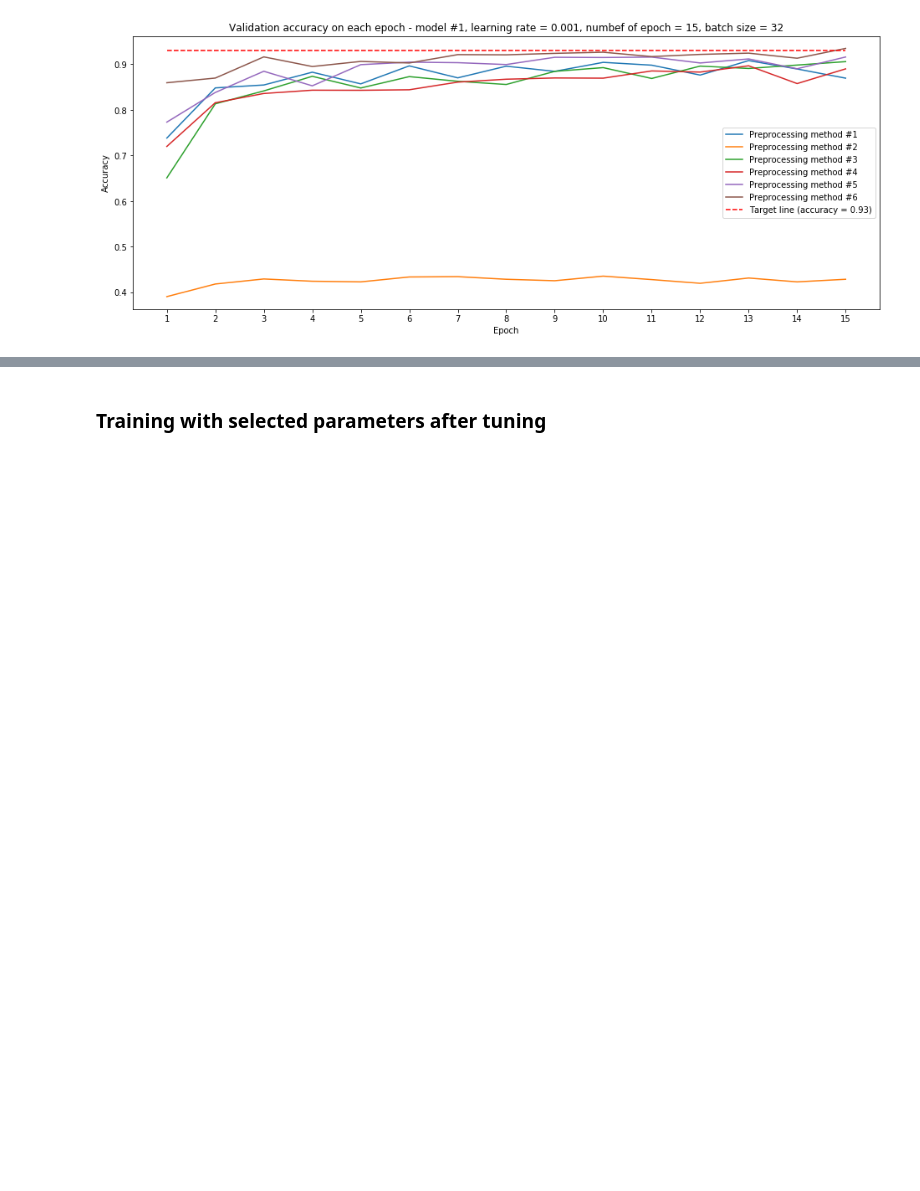
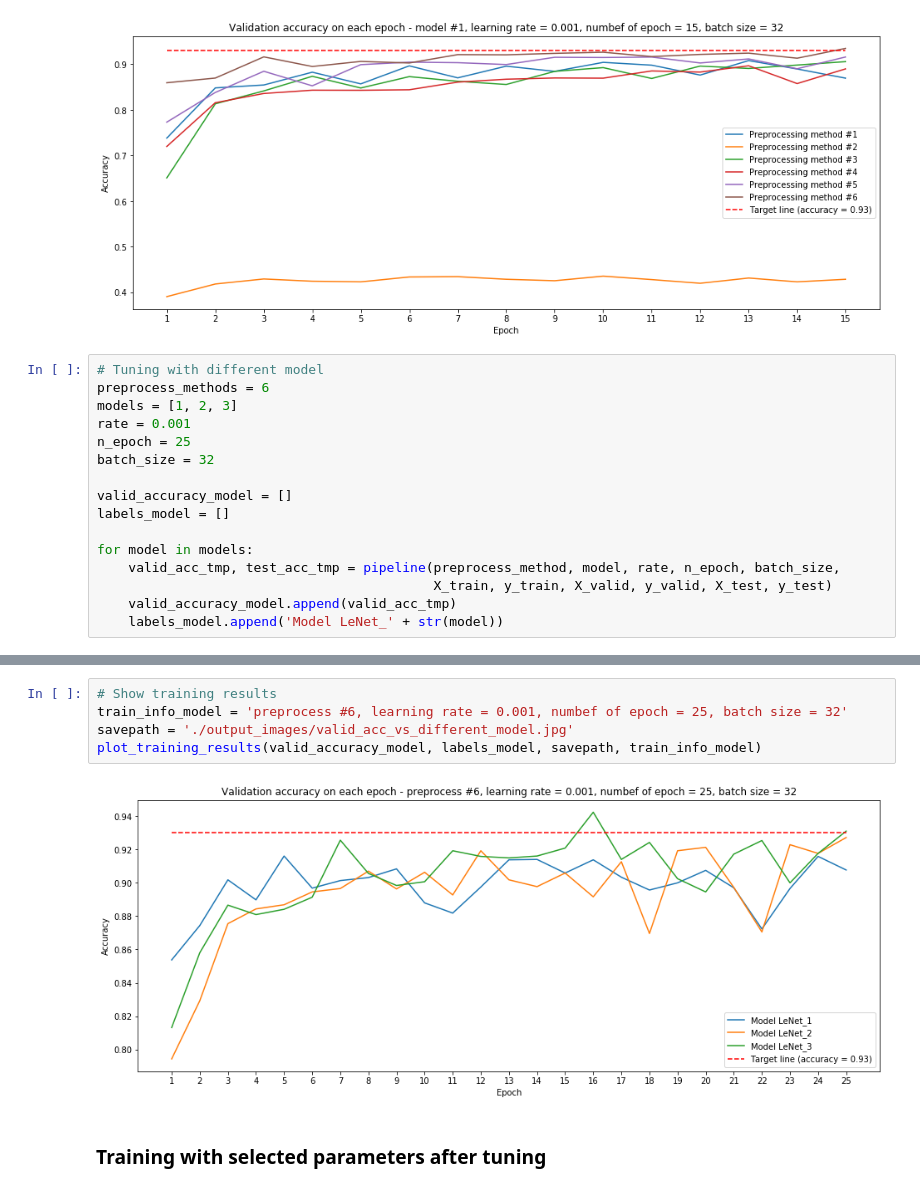
Before and after one commit to pl80tech/CarND-Traffic-Sign-Classifier, a Jupyter notebook: Traffic_Sign_Classifier.ipynb, the cells around one changed output, grey strips where cells are left out. Cells and saved outputs as stored; diff of their text form; blank space fills up the shorter version.

Commit message:
Tuning result with different model (new pipeline)

```diff
--- a/Traffic_Sign_Classifier.ipynb
+++ b/Traffic_Sign_Classifier.ipynb
@@ -762,3 +762,19 @@ savepath = './output_images/valid_acc_vs_different_preprocess.jpg'
 plot_training_results(valid_accuracy_preprocess, labels_preprocess, savepath, train_info_preprocess)
 # %% [output]
 [figure]
+# %%
+# Tuning with different model
+preprocess_methods = 6
+models = [1, 2, 3]
+rate = 0.001
+n_epoch = 25
+batch_size = 32
+
+valid_accuracy_model = []
+labels_model = []
+
+for model in models:
+    valid_acc_tmp, test_acc_tmp = pipeline(preprocess_method, model, rate, n_epoch, batch_size,
+                                           X_train, y_train, X_valid, y_valid, X_test, y_test)
+    valid_accuracy_model.append(valid_acc_tmp)
+    labels_model.append('Model LeNet_' + str(model))
@@ -765,3 +799,10 @@ plot_training_results(valid_accuracy_preprocess, labels_preprocess, savepath, tr
+# %%
+# Show training results
+train_info_model = 'preprocess #6, learning rate = 0.001, numbef of epoch = 25, batch size = 32'
+savepath = './output_images/valid_acc_vs_different_model.jpg'
+plot_training_results(valid_accuracy_model, labels_model, savepath, train_info_model)
+# %% [output]
+[figure, added]
 # %% [markdown]
 ### Training with selected parameters after tuning
 # %%
```
Also changed, not shown: parts of 1 cell of this notebook.
